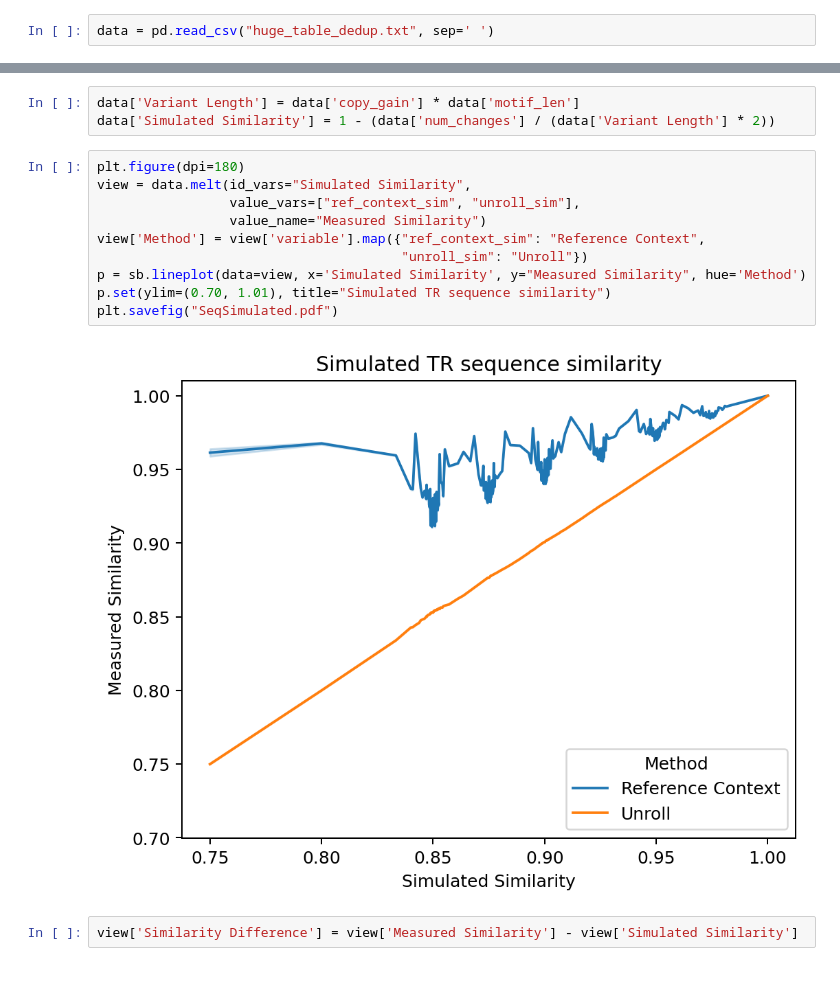
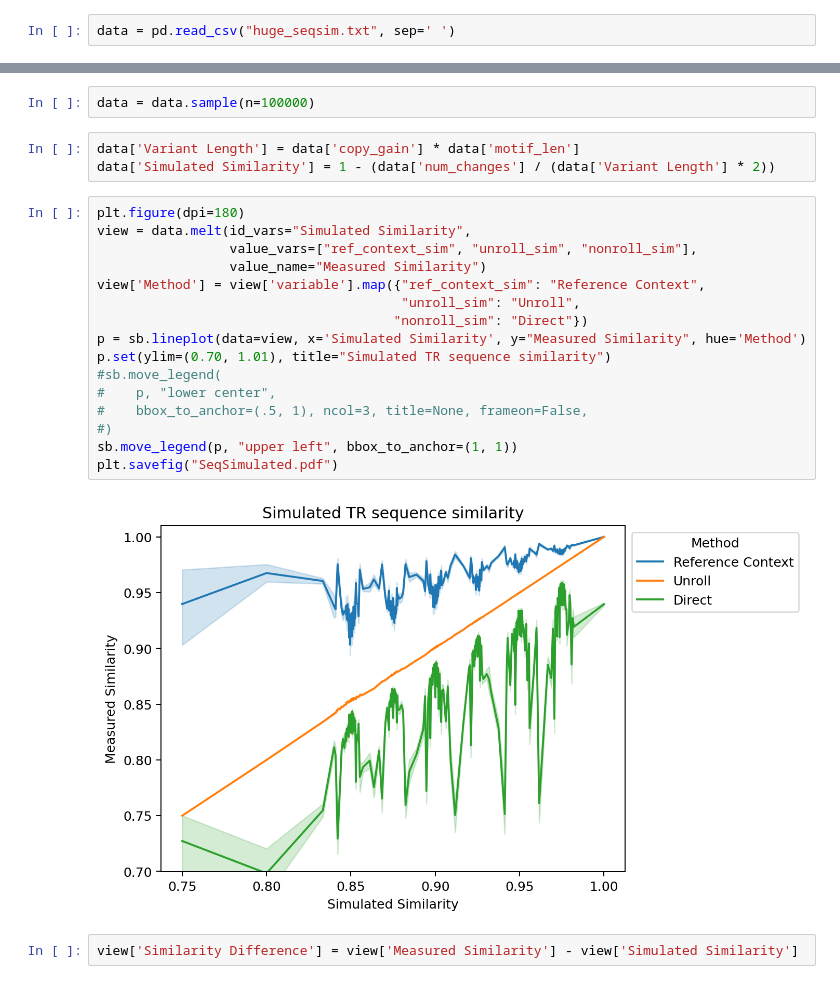
Before and after one commit to ACEnglish/adotto, a Jupyter notebook: manuscript/synthetic_trs/SeqSimulation.ipynb, the cells around one changed output, grey strips where cells are left out. Drawn from its saved outputs; the diff is of its cells as text.

```diff
--- a/manuscript/synthetic_trs/SeqSimulation.ipynb
+++ b/manuscript/synthetic_trs/SeqSimulation.ipynb
@@ -3,7 +3,7 @@ import pandas as pd
 import seaborn as sb
 import matplotlib.pyplot as plt
 # %%
-data = pd.read_csv("huge_table_dedup.txt", sep=' ')
+data = pd.read_csv("huge_seqsim.txt", sep=' ')
 # %%
 len(data)
 # %% [output]
@@ -20,18 +11,26 @@ data.head()
+# %%
+data = data.sample(n=100000)
 # %%
 data['Variant Length'] = data['copy_gain'] * data['motif_len']
 data['Simulated Similarity'] = 1 - (data['num_changes'] / (data['Variant Length'] * 2))
 # %%
 plt.figure(dpi=180)
 view = data.melt(id_vars="Simulated Similarity",
-                 value_vars=["ref_context_sim", "unroll_sim"],
+                 value_vars=["ref_context_sim", "unroll_sim", "nonroll_sim"],
                  value_name="Measured Similarity")
 view['Method'] = view['variable'].map({"ref_context_sim": "Reference Context",
-                                       "unroll_sim": "Unroll"})
+                                       "unroll_sim": "Unroll",
+                                      "nonroll_sim": "Direct"})
 p = sb.lineplot(data=view, x='Simulated Similarity', y="Measured Similarity", hue='Method')
 p.set(ylim=(0.70, 1.01), title="Simulated TR sequence similarity")
+#sb.move_legend(
+#    p, "lower center",
+#    bbox_to_anchor=(.5, 1), ncol=3, title=None, frameon=False,
+#)
+sb.move_legend(p, "upper left", bbox_to_anchor=(1, 1))
 plt.savefig("SeqSimulated.pdf")
 # %% [output]
-[figure, old version]
+[figure, new version]
 # %%
 view['Similarity Difference'] = view['Measured Similarity'] - view['Simulated Similarity']
 # %%
```
Also changed, not shown: parts of 5 cells of this notebook, 4 other files.
